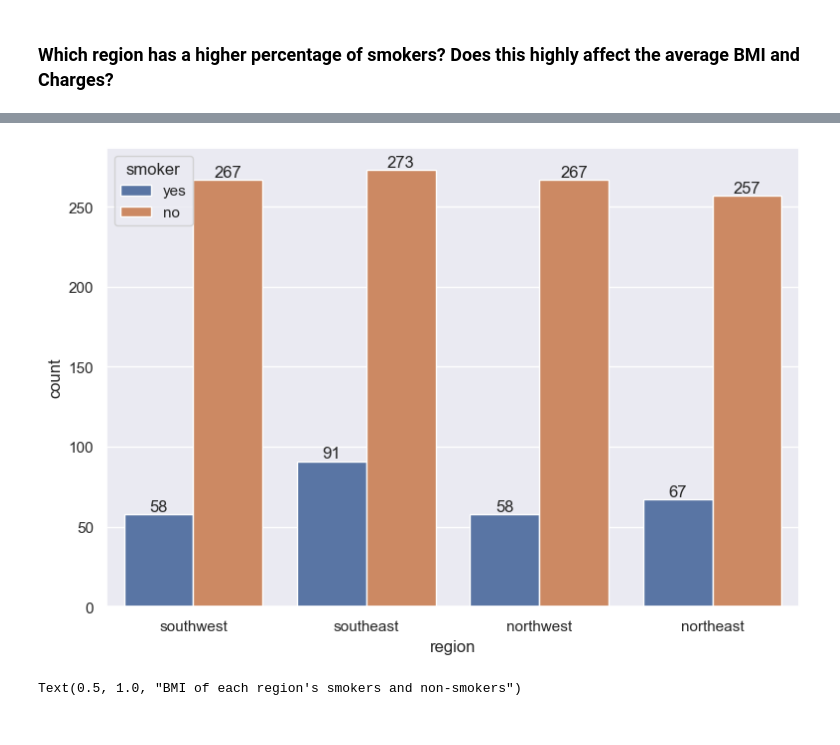
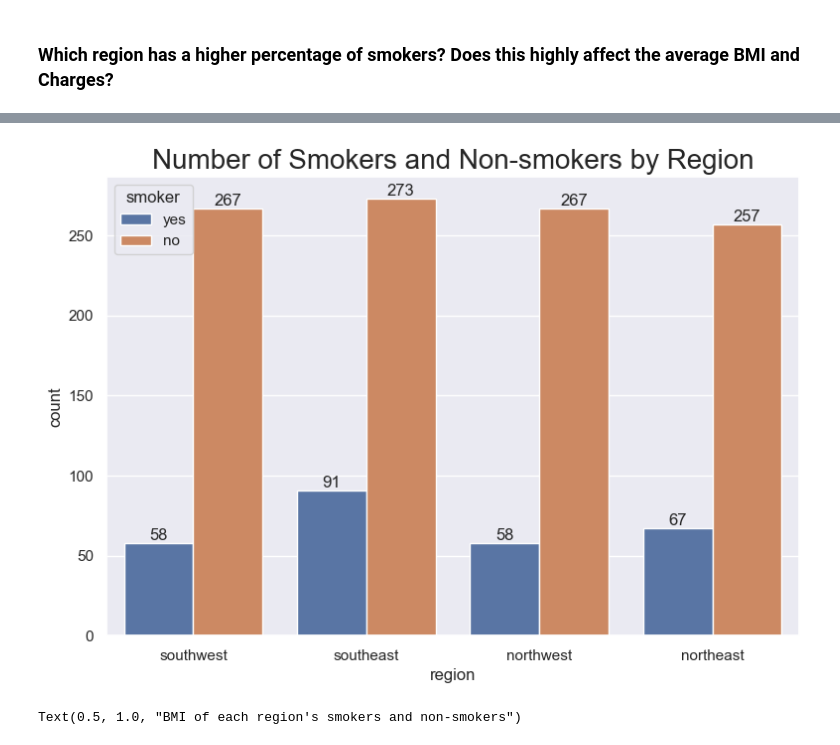
Before and after one commit to ubco-W2022T2-data301/project-group-group08, a Jupyter notebook: analysis/analysis3.ipynb, the cells around one changed output, grey strips where cells are left out. Drawn from its saved outputs; the diff is of its cells as text; code cells hidden in the pictures.

```diff
--- a/analysis/analysis3.ipynb
+++ b/analysis/analysis3.ipynb
@@ -76,10 +68,11 @@ Text(0, 0.5, 'Count')
 # %%
 sns.set(rc={'figure.figsize':(9,6)})
 plot3 = sns.countplot(data = df,x = 'region', hue = 'smoker')
+plot3.set_title("Number of Smokers and Non-smokers by Region", size = 20)
 for container in plot3.containers:
     plot3.bar_label(container)
 # %% [output]
-[figure, old version]
+[figure, new version]
 # %%
 plot4 =  sns.violinplot(data=df, x='bmi', y='region', hue='smoker', split=True)
 plot4.set_title("BMI of each region's smokers and non-smokers")
```
Also changed, not shown: parts of 5 cells of this notebook, 1 other file.
